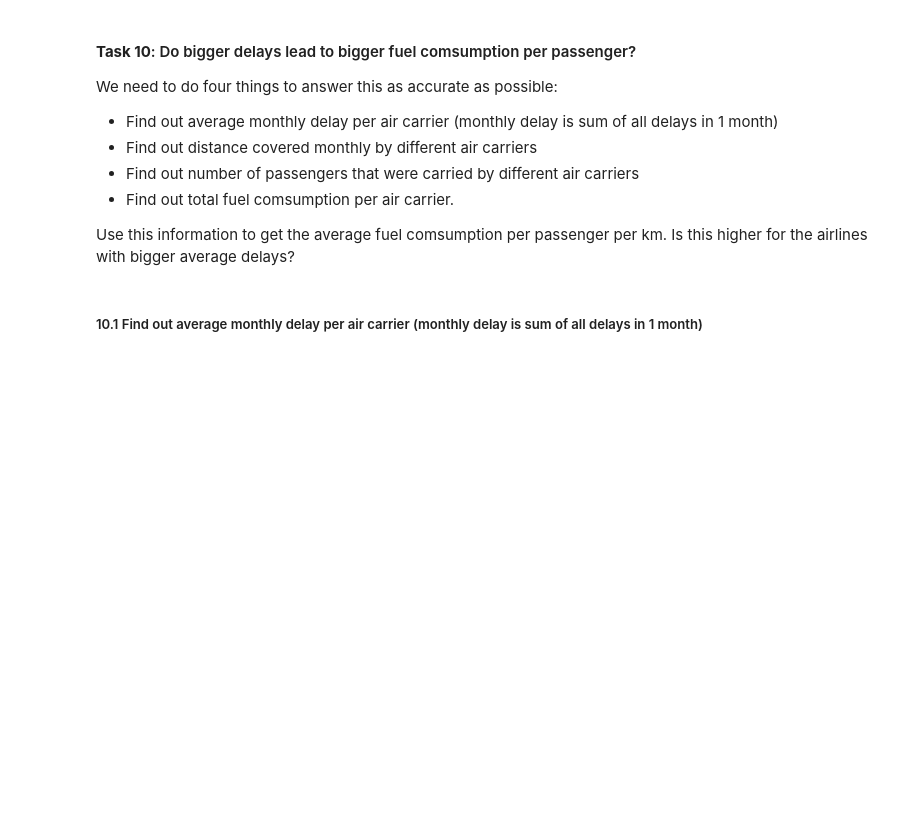
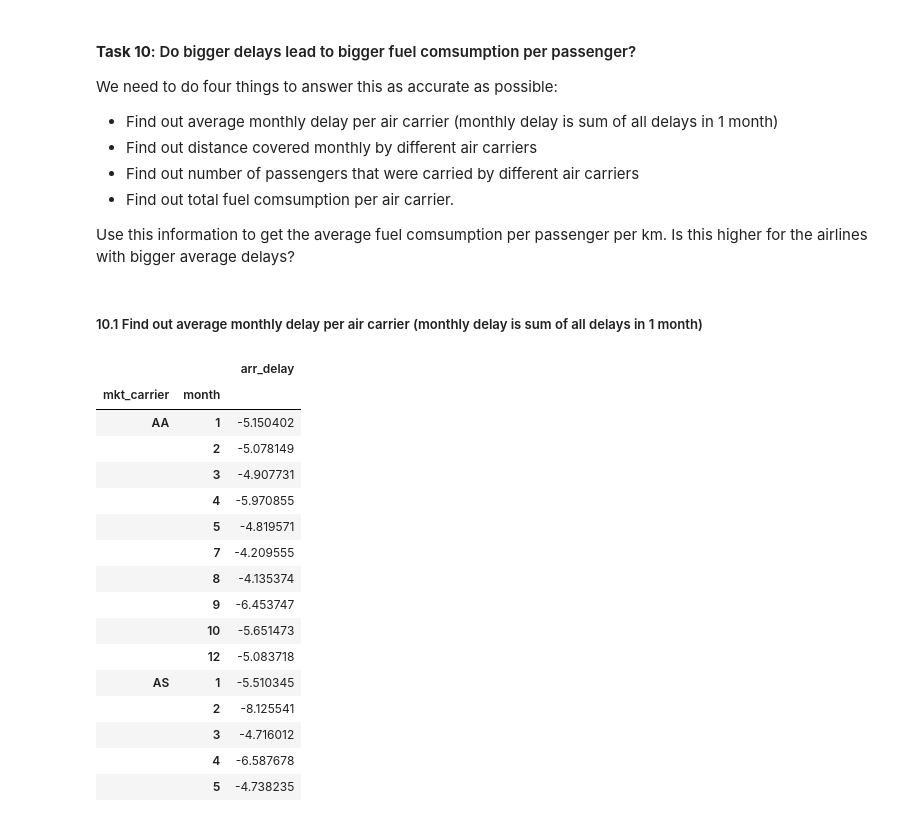
Before and after one commit to jdormaar/Flight-Delays, a Jupyter notebook: Workbook/exploratory_analysis.ipynb, the cells around one changed output. Saved outputs shown, nothing was run; the diff lists cells and outputs as text; code cells hidden in the pictures; blank space fills up the shorter version.

```diff
--- a/Workbook/exploratory_analysis.ipynb
+++ b/Workbook/exploratory_analysis.ipynb
@@ -709,5 +1021,23 @@ Use this information to get the average fuel comsumption per passenger per km. I
 # %% [markdown]
 ##### 10.1 Find out average monthly delay per air carrier (monthly delay is sum of all delays in 1 month)
 # %%
-monthly_delay= df_clean.groupby(['month'], axis=0, as_index=True).agg({'arr_delay':'mean'})
-monthly_delay.head(20)
+Monthly_Avg_Delay= df_clean.groupby(['mkt_carrier','month'], axis=0, as_index=True).agg({'arr_delay':'mean'})
+Monthly_Avg_Delay.head(15)
+# %% [output]
+|  |  | arr_delay |
+| mkt_carrier | month |  |
+| AA | 1 | -5.150402 |
+|  | 2 | -5.078149 |
+|  | 3 | -4.907731 |
+|  | 4 | -5.970855 |
+|  | 5 | -4.819571 |
+|  | 7 | -4.209555 |
+|  | 8 | -4.135374 |
+|  | 9 | -6.453747 |
+|  | 10 | -5.651473 |
+|  | 12 | -5.083718 |
+| AS | 1 | -5.510345 |
+|  | 2 | -8.125541 |
+|  | 3 | -4.716012 |
+|  | 4 | -6.587678 |
+|  | 5 | -4.738235 |
```
Also changed, not shown: parts of 35 cells of this notebook.
